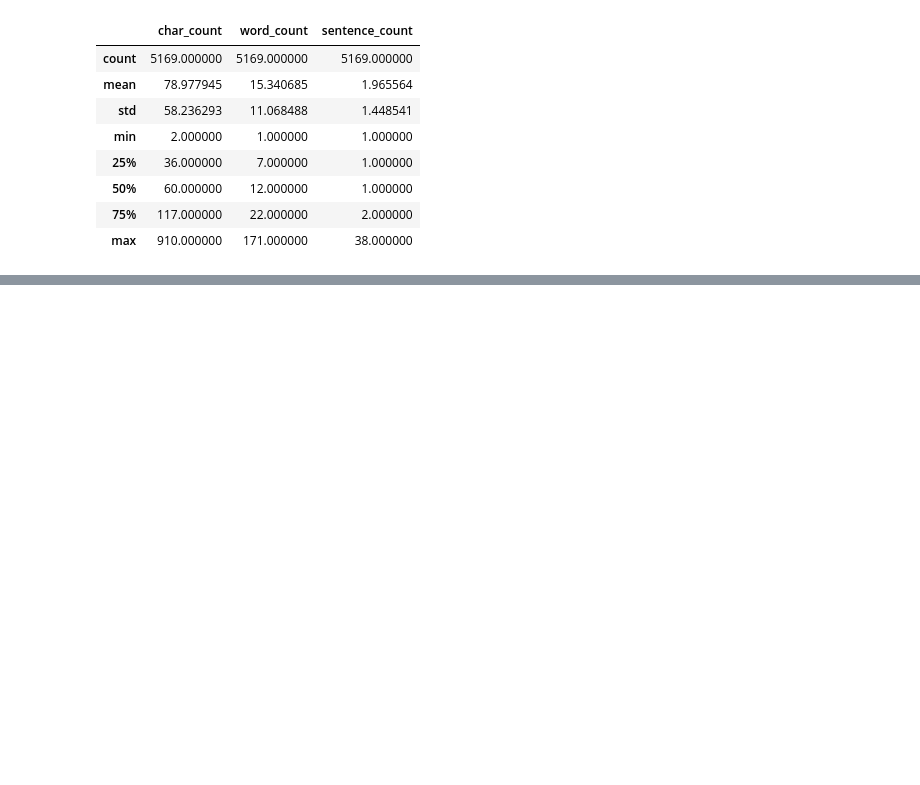
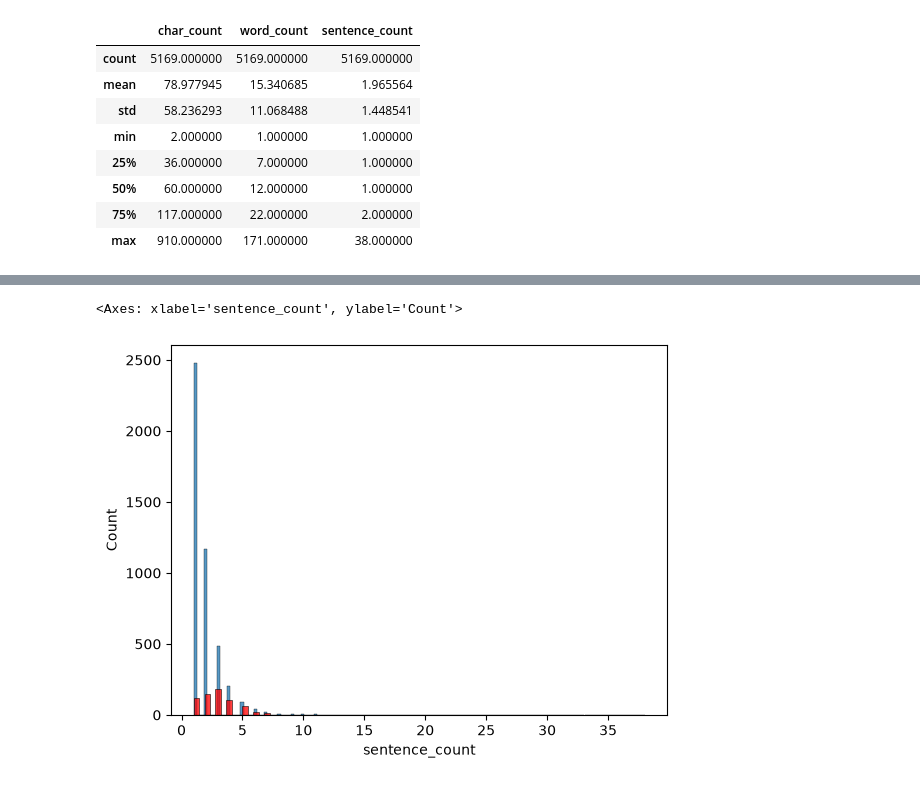
Before and after one commit to abhiswrld/SMS-Spam-Classifier, a Jupyter notebook: sms_spam_classifier.ipynb, the cells around one changed output, grey strips where cells are left out. Cells and saved outputs as stored; diff of their text form; code cells hidden in the pictures; blank space fills up the shorter version.

```diff
--- a/sms_spam_classifier.ipynb
+++ b/sms_spam_classifier.ipynb
@@ -184,0 +409,6 @@ df[['char_count', 'word_count', 'sentence_count']].describe()
+# %%
+sns.histplot(df[df['target'] == 0]['sentence_count'])
+sns.histplot(df[df['target'] == 1]['sentence_count'], color='red')
+# %% [output]
+<Axes: xlabel='sentence_count', ylabel='Count'>
+[figure, added]
```
Also changed, not shown: parts of 35 cells of this notebook.
